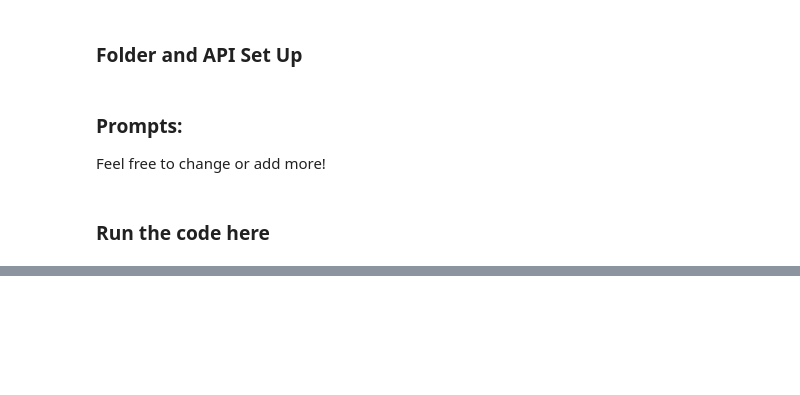
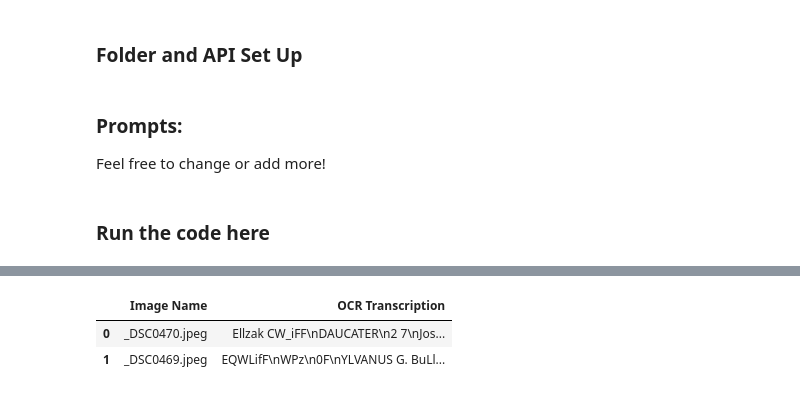
Before and after one commit to dfiume1/nbg_gravestone_pipeline, a Jupyter notebook: code/Pipeline.ipynb, the cells around one changed output, grey strips where cells are left out. Cells and saved outputs as stored; diff of their text form; code cells hidden in the pictures; blank space fills up the shorter version.

```diff
--- a/code/Pipeline.ipynb
+++ b/code/Pipeline.ipynb
@@ -152,0 +347,7 @@ df_all.to_csv(OUTPUT_FOLDER + OUTPUT_FILENAME)
+# %%
+df.to_csv(OUTPUT_FOLDER + "ocr_results.csv")
+df.head()
+# %% [output]
+|  | Image Name | OCR Transcription |
+| 0 | _DSC0470.jpeg | Ellzak CW_iFF\nDAUCATER\n2 7\nJos... |
+| 1 | _DSC0469.jpeg | EQWLifF\nWPz\n0F\nYLVANUS G. BuLl... |
```
Also changed, not shown: parts of 10 cells of this notebook, 8 other files.
